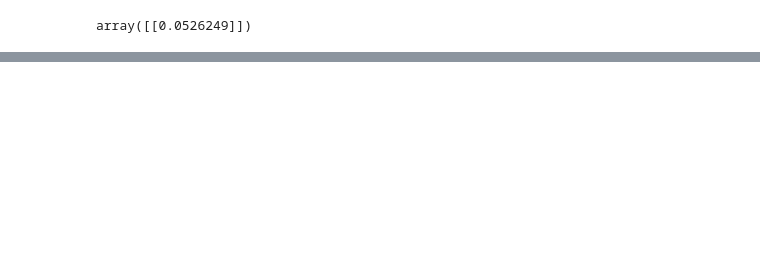
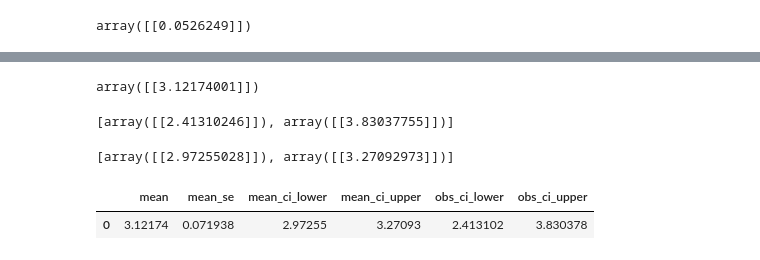
Before and after one commit to lbitsiko/cholesterol-model, a Jupyter notebook: cholesterol regression model.ipynb, the cells around one changed output, grey strips where cells are left out. Cells and saved outputs as stored; diff of their text form; code cells hidden in the pictures; blank space fills up the shorter version.

```diff
--- a/cholesterol regression model.ipynb
+++ b/cholesterol regression model.ipynb
@@ -81,0 +116,15 @@ array([[0.0526249]])
+# %%
+# define response variable
+y = df.y
+
+# define predictor variables
+x = df.x
+
+#add constant to predictor variables
+x = sm.add_constant(x.values)
+# # alternatively:
+# df['const'] = np.ones(len(df))
+# x = df[['const', 'x']]
+# %%
+#fit linear regression model
+model = sm.OLS(y, x).fit()
@@ -81,0 +302,4 @@ array([[0.0526249]])
+# %%
+model_sklearn.predict([[35]])
+# %% [output]
+array([[3.12174001]])
@@ -81,0 +320,14 @@ array([[0.0526249]])
+# %%
+prediction_conf_interv(a=0.05, n=24, model=model_sklearn, xpred=35, data = df)
+# %% [output]
+[array([[2.41310246]]), array([[3.83037755]])]
+# %%
+prediction_conf_interv_for_mean(a=0.05, n=24, model=model_sklearn, xpred=35, data = df)
+# %% [output]
+[array([[2.97255028]]), array([[3.27092973]])]
+# %%
+pred = model.get_prediction([[1., 35.]]).summary_frame(alpha=0.05)
+pred
+# %% [output]
+|  | mean | mean_se | mean_ci_lower | mean_ci_upper | obs_ci_lower | obs_ci_upper |
+| 0 | 3.12174 | 0.071938 | 2.97255 | 3.27093 | 2.413102 | 3.830378 |
```
Also changed, not shown: parts of 54 cells of this notebook.
